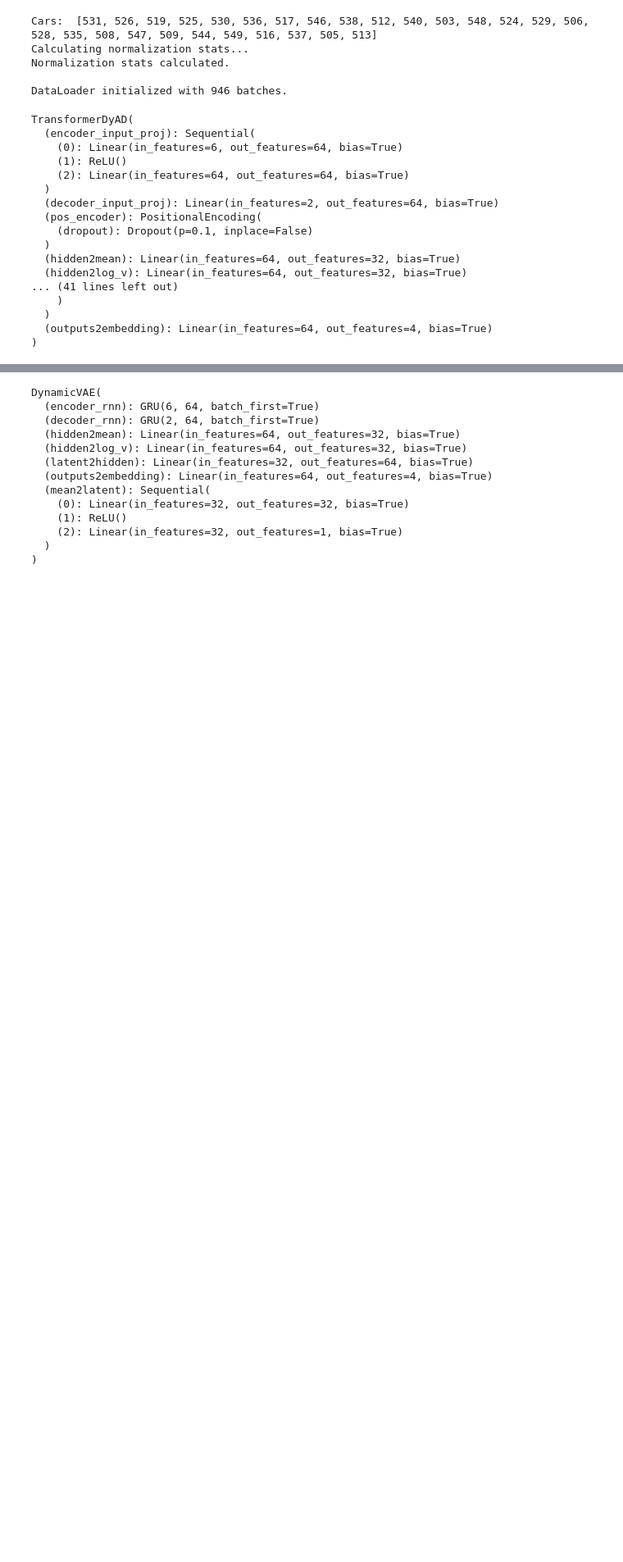
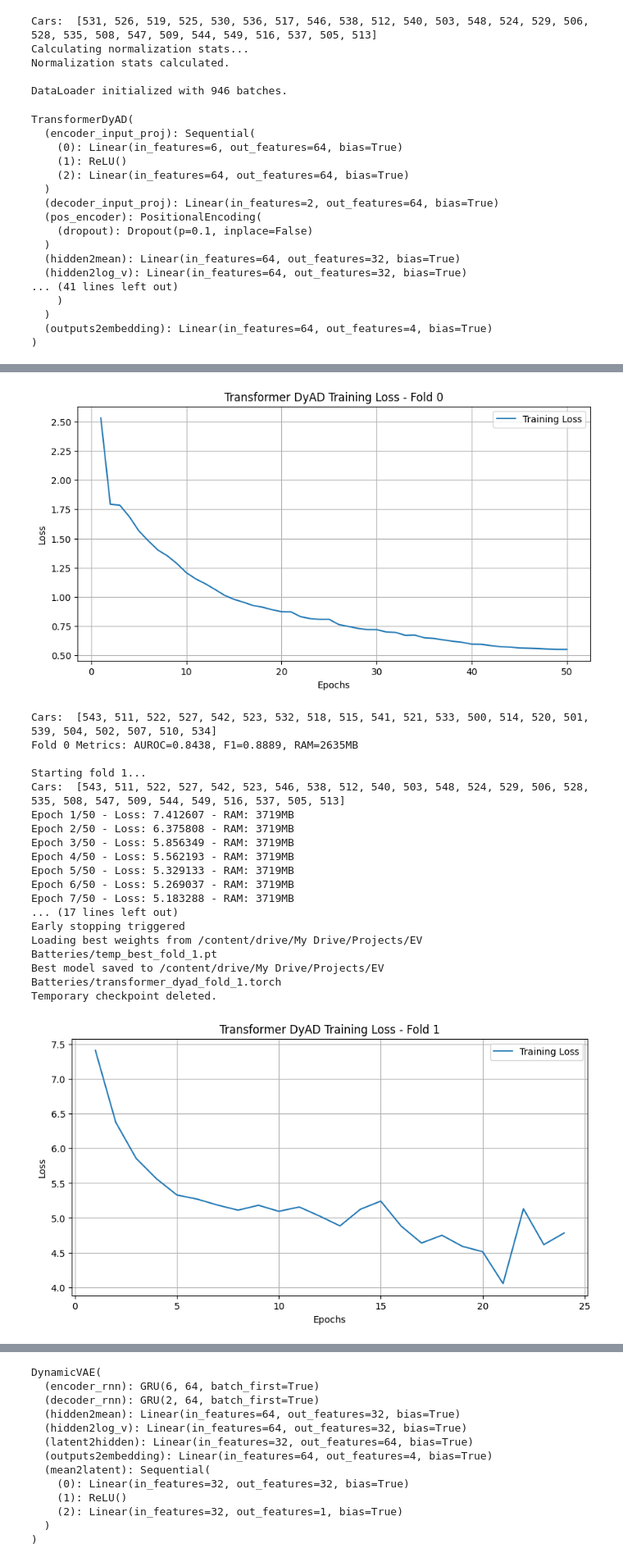
Before and after one commit to dkpgde/misc_analytics_ai, a Jupyter notebook: EV_batteries.ipynb, the cells around one changed output, grey strips where cells are left out. Shown at 82% size. Cells and saved outputs as stored; diff of their text form; code cells hidden in the pictures; blank space fills up the shorter version.

Commit message:
Robust training. Big improvements WIP

```diff
--- a/EV_batteries.ipynb
+++ b/EV_batteries.ipynb
@@ -491,5 +514,17 @@ def kl_anneal_function(step: int) -> float:
+# %%
+def plot_loss_curve(train_losses, fold_num, model_name="Transformer"):
+    """Plot loss curve to detect over/underfitting"""
+    plt.figure(figsize=(10, 5))
+    plt.plot(range(1, len(train_losses) + 1), train_losses, label='Training Loss')
+    plt.title(f'{model_name} Training Loss - Fold {fold_num}')
+    plt.xlabel('Epochs')
+    plt.ylabel('Loss')
+    plt.legend()
+    plt.grid(True)
+    plt.show()
 # %%
 class Dataset:
+    """Initialie dataset for a fold"""
     def __init__(self, all_car_dict_path, ind_ood_car_dict_path,train=True, fold_num=0):
         ind_ood_car_dict = np.load(ind_ood_car_dict_path, allow_pickle=True).item()
         self.ind_car_num_list = ind_ood_car_dict['ind_sorted']
@@ -508,8 +543,6 @@ class Dataset:
 
         self.battery_dataset = []
 
-        print('Cars: ', car_number)
-
         for each_num in car_number:
             for each_pkl in self.all_car_dict[each_num]:
                 train1 = torch.load(each_pkl, weights_only=False)
@@ -523,6 +556,7 @@ class Dataset:
         return file
 # %%
 class Task:
+    """Define VAE dimensions"""
     def __init__(self, columns, encoder_dimension=122, decoder_dimension=122,
                  output_dimension=122, task_name='ev'):
         self.encoder_dimension = encoder_dimension
@@ -612,3 +693,29 @@ class PreprocessNormalizer:
+# %%
+class EarlyStopping:
+    """Early stopping callback like in Keras"""
+    def __init__(self, patience=5, min_delta=0, path='checkpoint.pt'):
+        self.patience = patience
+        self.min_delta = min_delta
+        self.path = path
+        self.counter = 0
+        self.best_loss = None
+        self.early_stop = False
+
+    def __call__(self, val_loss, model):
+        if self.best_loss is None:
+            self.best_loss = val_loss
+            self.save_checkpoint(val_loss, model)
+        elif val_loss > self.best_loss - self.min_delta:
+            self.counter += 1
+            if self.counter >= self.patience:
+                self.early_stop = True
+        else:
+            self.best_loss = val_loss
+            self.save_checkpoint(val_loss, model)
+            self.counter = 0
+
+    def save_checkpoint(self, val_loss, model):
+        torch.save(model.state_dict(), self.path)
 # %%
 data_pre = Dataset(train=True, fold_num=FOLD_NUM, all_car_dict_path=ALL_CAR_DICT_PATH+'.npy', ind_ood_car_dict_path=IND_OOD_CAR_DICT_PATH+'.npy')
 
@@ -966,7 +1051,7 @@ def run_fold(fold_num):
 fold_results = []
 
 for i in range(5):
-    metrics = run_fold(fold_num=i)
+    metrics = run_fold_transformer(fold_num=i)
     fold_results.append(metrics)
 
 print(f'\nFINAL RESULTS (5-Fold)')
@@ -1003,0 +1089,19 @@ Metric: TEST_TIME
+[figure, added]
+Cars:  [543, 511, 522, 527, 542, 523, 532, 518, 515, 541, 521, 533, 500, 514, 520, 501, 539, 504, 502, 507, 510, 534]
+Fold 0 Metrics: AUROC=0.8438, F1=0.8889, RAM=2635MB
+
+Starting fold 1...
+Cars:  [543, 511, 522, 527, 542, 523, 546, 538, 512, 540, 503, 548, 524, 529, 506, 528, 535, 508, 547, 509, 544, 549, 516, 537, 505, 513]
+Epoch 1/50 - Loss: 7.412607 - RAM: 3719MB
+Epoch 2/50 - Loss: 6.375808 - RAM: 3719MB
+Epoch 3/50 - Loss: 5.856349 - RAM: 3719MB
+Epoch 4/50 - Loss: 5.562193 - RAM: 3719MB
+Epoch 5/50 - Loss: 5.329133 - RAM: 3719MB
+Epoch 6/50 - Loss: 5.269037 - RAM: 3719MB
+Epoch 7/50 - Loss: 5.183288 - RAM: 3719MB
+... (17 lines left out)
+Early stopping triggered
+Loading best weights from /content/drive/My Drive/Projects/EV Batteries/temp_best_fold_1.pt
+Best model saved to /content/drive/My Drive/Projects/EV Batteries/transformer_dyad_fold_1.torch
+Temporary checkpoint deleted.
+[figure, added]
```
Also changed, not shown: parts of 16 cells of this notebook, 1 other file.
